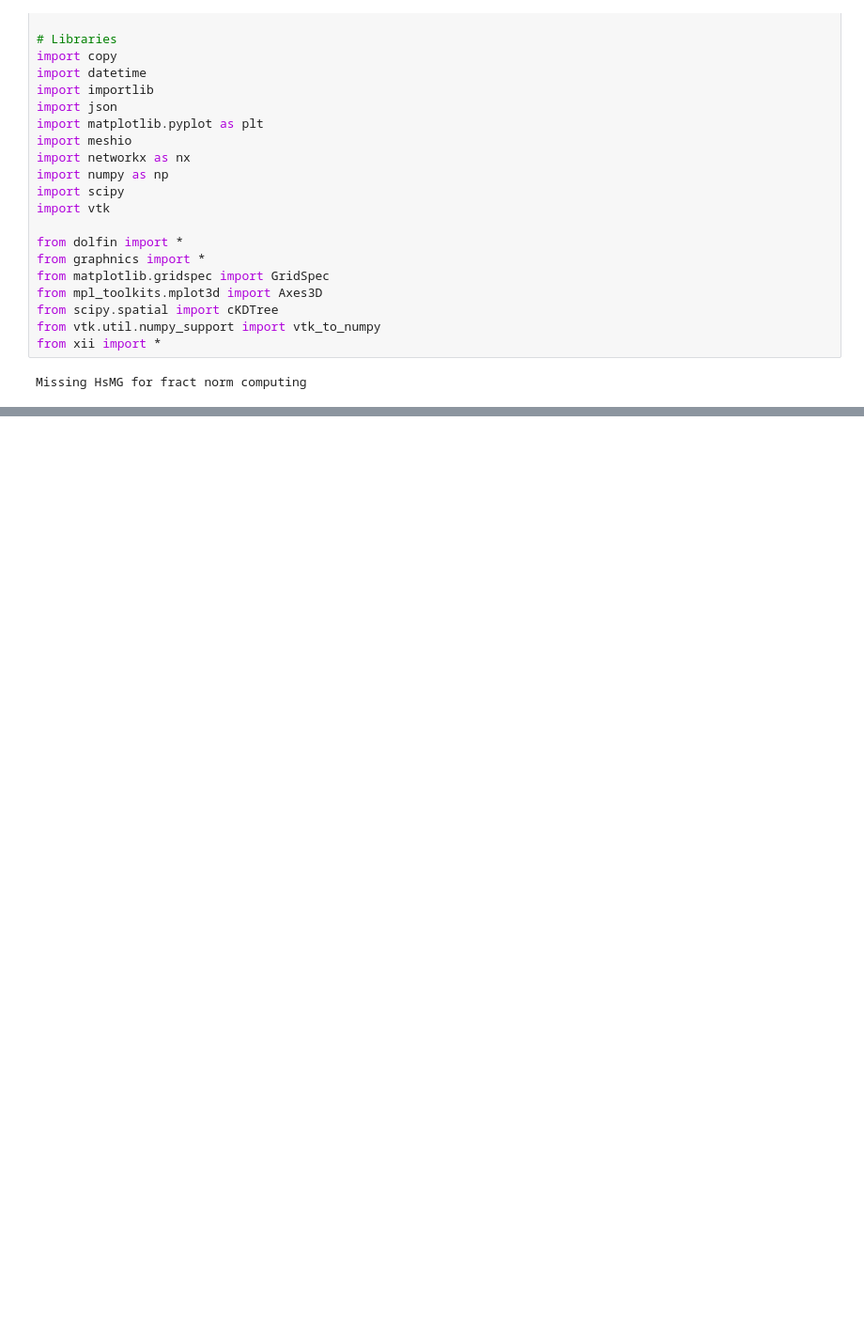
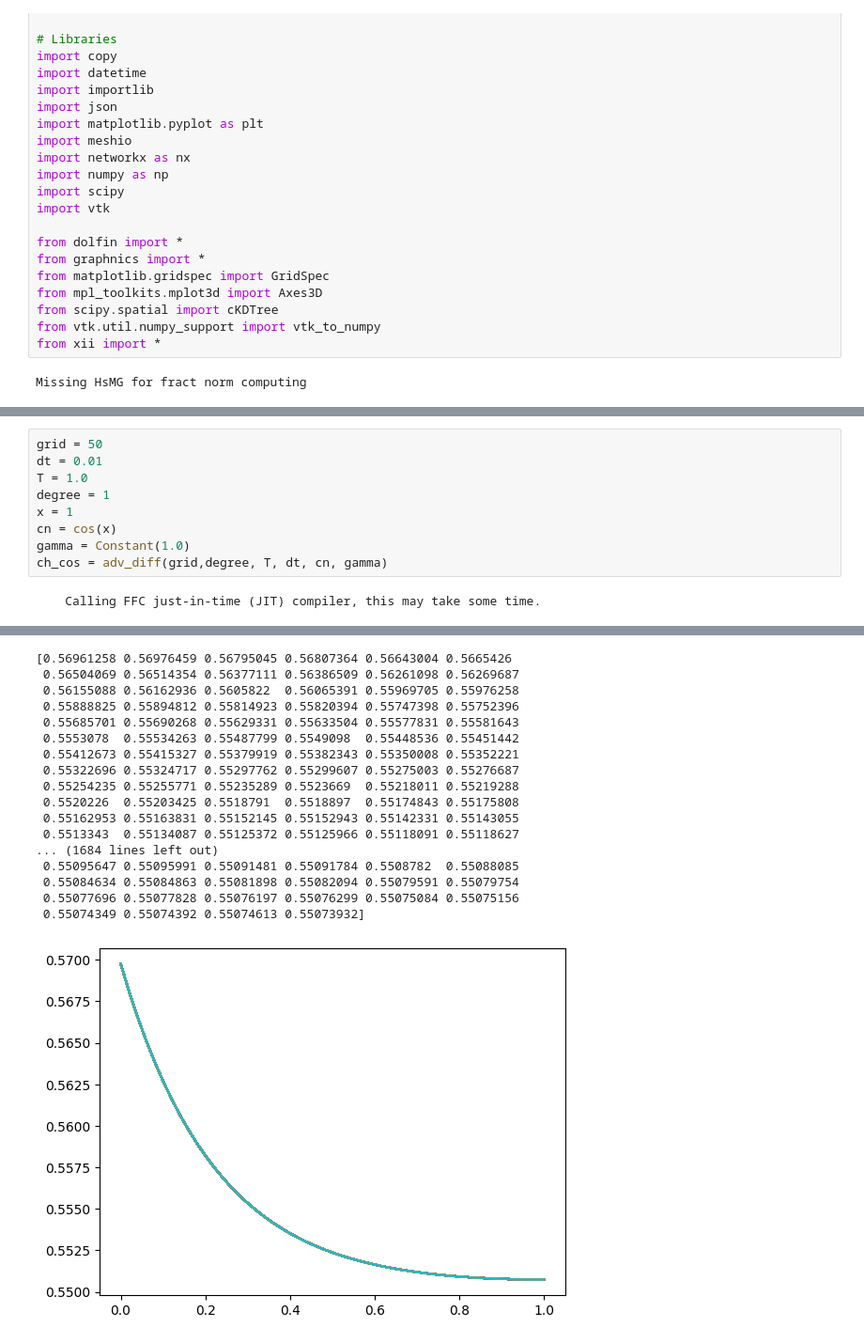
Before and after one commit to amtayl25/1d3d, a Jupyter notebook: 1D_dG.ipynb, the cells around one changed output, grey strips where cells are left out. Shown: that part at 94% size. Drawn from its saved outputs; the diff is of its cells as text; blank space fills up the shorter version.

```diff
--- a/1D_dG.ipynb
+++ b/1D_dG.ipynb
@@ -333,0 +297,11 @@ Calling FFC just-in-time (JIT) compiler, this may take some time.
+# %%
+grid = 50
+dt = 0.01
+T = 1.0
+degree = 1
+x = 1
+cn = cos(x)
+gamma = Constant(1.0)
+ch_cos = adv_diff(grid,degree, T, dt, cn, gamma)
+# %% [output]
+    Calling FFC just-in-time (JIT) compiler, this may take some time.
@@ -333,0 +325,18 @@ Calling FFC just-in-time (JIT) compiler, this may take some time.
+[0.56961258 0.56976459 0.56795045 0.56807364 0.56643004 0.5665426
+ 0.56504069 0.56514354 0.56377111 0.56386509 0.56261098 0.56269687
+ 0.56155088 0.56162936 0.5605822  0.56065391 0.55969705 0.55976258
+ 0.55888825 0.55894812 0.55814923 0.55820394 0.55747398 0.55752396
+ 0.55685701 0.55690268 0.55629331 0.55633504 0.55577831 0.55581643
+ 0.5553078  0.55534263 0.55487799 0.5549098  0.55448536 0.55451442
+ 0.55412673 0.55415327 0.55379919 0.55382343 0.55350008 0.55352221
+ 0.55322696 0.55324717 0.55297762 0.55299607 0.55275003 0.55276687
+ 0.55254235 0.55255771 0.55235289 0.5523669  0.55218011 0.55219288
+ 0.5520226  0.55203425 0.5518791  0.5518897  0.55174843 0.55175808
+ 0.55162953 0.55163831 0.55152145 0.55152943 0.55142331 0.55143055
+ 0.5513343  0.55134087 0.55125372 0.55125966 0.55118091 0.55118627
+... (1684 lines left out)
+ 0.55095647 0.55095991 0.55091481 0.55091784 0.5508782  0.55088085
+ 0.55084634 0.55084863 0.55081898 0.55082094 0.55079591 0.55079754
+ 0.55077696 0.55077828 0.55076197 0.55076299 0.55075084 0.55075156
+ 0.55074349 0.55074392 0.55074613 0.55073932]
+[figure, added]
```
Also changed, not shown: parts of 6 cells of this notebook.
